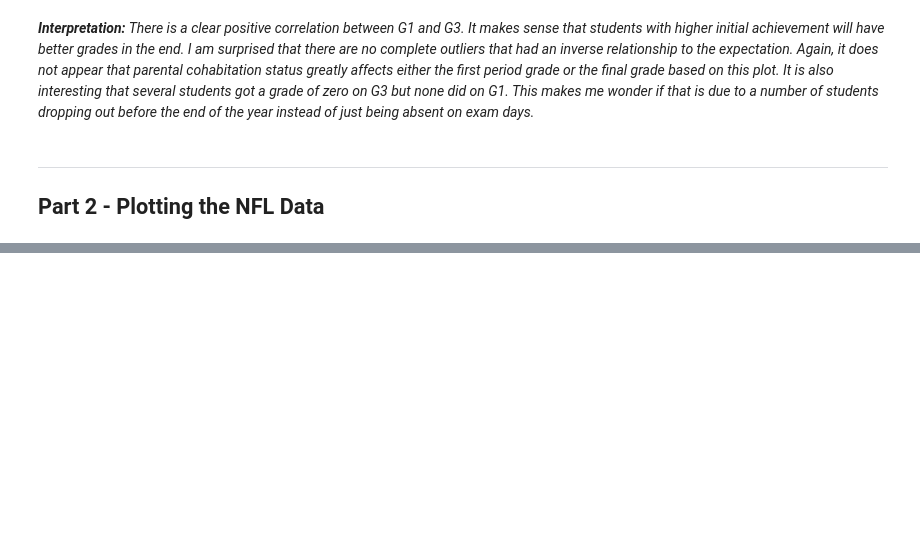
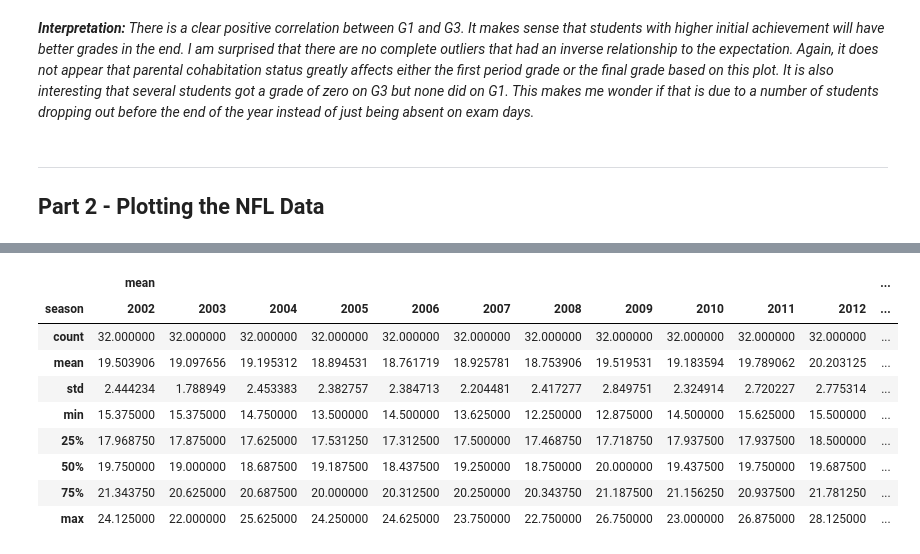
Before and after one commit to trevorlillywhite/HW-4---NCSU-ST-554---Trevor-Lillywhite, a Jupyter notebook: HW4_ST_554_Trevor_Lillywhite.ipynb, the cells around one changed output, grey strips where cells are left out. Cells and saved outputs as stored; diff of their text form; code cells hidden in the pictures; blank space fills up the shorter version.

```diff
--- a/HW4_ST_554_Trevor_Lillywhite.ipynb
+++ b/HW4_ST_554_Trevor_Lillywhite.ipynb
@@ -671,0 +927,8 @@ _**Interpretation:** There is a clear positive correlation between G1 and G3. It
+# %%
+# Grouped by season only
+# Average home team first downs per game, by season
+HfirstDowns_season = pd.crosstab(index=scores.homeTeam_cat,
+                               columns=scores.season,
+                               values=scores.HfirstDowns,
+                               aggfunc=['mean'])
+HfirstDowns_season.head()
@@ -671,0 +944,14 @@ _**Interpretation:** There is a clear positive correlation between G1 and G3. It
+# %%
+# Aggregated again across teams, showing league-wide statistics
+HfirstDowns_season.describe()
+# %% [output]
+|  | mean |  |  |  |  |  |  |  |  |  |  | ... |
+| season | 2002 | 2003 | 2004 | 2005 | 2006 | 2007 | 2008 | 2009 | 2010 | 2011 | 2012 | ... |
+| count | 32.000000 | 32.000000 | 32.000000 | 32.000000 | 32.000000 | 32.000000 | 32.000000 | 32.000000 | 32.000000 | 32.000000 | 32.000000 | ... |
+| mean | 19.503906 | 19.097656 | 19.195312 | 18.894531 | 18.761719 | 18.925781 | 18.753906 | 19.519531 | 19.183594 | 19.789062 | 20.203125 | ... |
+| std | 2.444234 | 1.788949 | 2.453383 | 2.382757 | 2.384713 | 2.204481 | 2.417277 | 2.849751 | 2.324914 | 2.720227 | 2.775314 | ... |
+| min | 15.375000 | 15.375000 | 14.750000 | 13.500000 | 14.500000 | 13.625000 | 12.250000 | 12.875000 | 14.500000 | 15.625000 | 15.500000 | ... |
+| 25% | 17.968750 | 17.875000 | 17.625000 | 17.531250 | 17.312500 | 17.500000 | 17.468750 | 17.718750 | 17.937500 | 17.937500 | 18.500000 | ... |
+| 50% | 19.750000 | 19.000000 | 18.687500 | 19.187500 | 18.437500 | 19.250000 | 18.750000 | 20.000000 | 19.437500 | 19.750000 | 19.687500 | ... |
+| 75% | 21.343750 | 20.625000 | 20.687500 | 20.000000 | 20.312500 | 20.250000 | 20.343750 | 21.187500 | 21.156250 | 20.937500 | 21.781250 | ... |
+| max | 24.125000 | 22.000000 | 25.625000 | 24.250000 | 24.625000 | 23.750000 | 22.750000 | 26.750000 | 23.000000 | 26.875000 | 28.125000 | ... |
```
Also changed, not shown: parts of 42 cells of this notebook.
